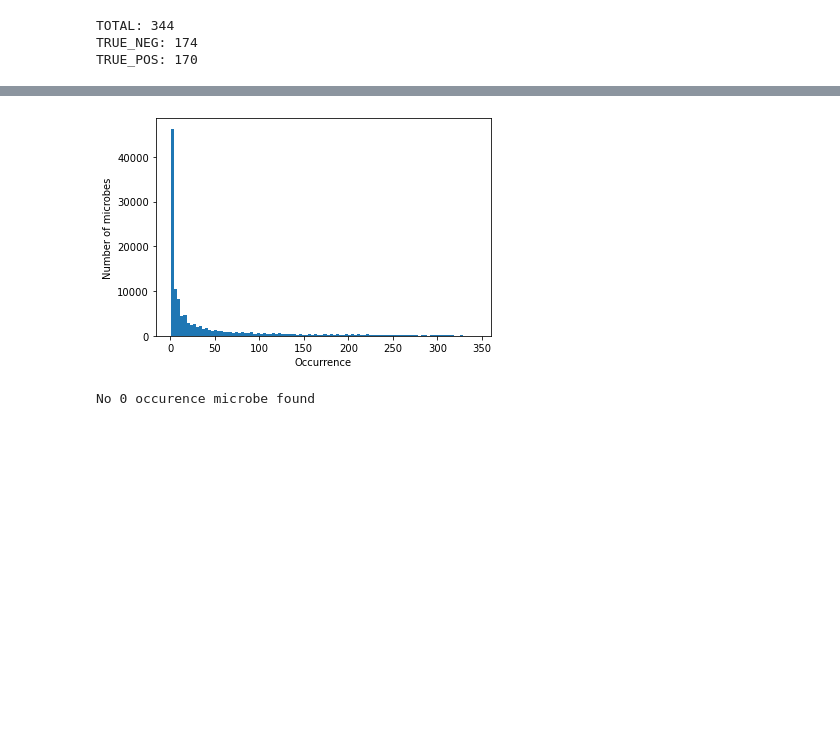
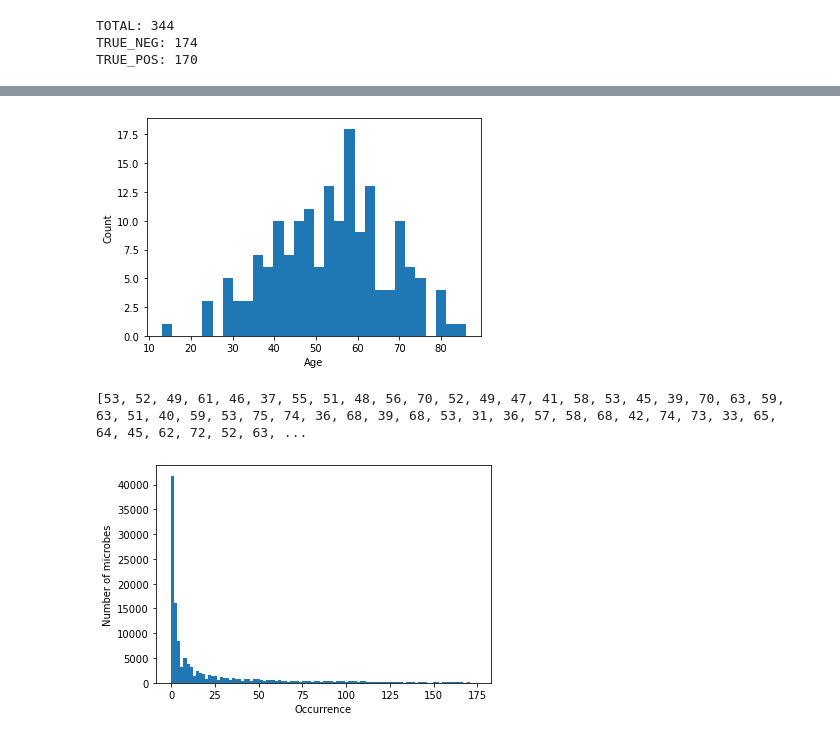
Before and after one commit to mangoflavoured/mangoflavoured.github.io, a Jupyter notebook: mmgraph_test.ipynb, the cells around one changed output, grey strips where cells are left out. Cells and saved outputs as stored; diff of their text form; code cells hidden in the pictures; blank space fills up the shorter version.

Commit message:
t2d pos/neg exclusive microbe analysis

```diff
--- a/mmgraph_test.ipynb
+++ b/mmgraph_test.ipynb
@@ -117,15 +124,20 @@ mean age:47.526162790697676
+# %%
+plt.hist(disease_age, 30)
+plt.xlabel("Age")
+plt.ylabel("Count")
+plt.show()
+# %% [output]
+[figure, added]
+# %%
+print(disease_age)
+# %% [output]
+[53, 52, 49, 61, 46, 37, 55, 51, 48, 56, 70, 52, 49, 47, 41, 58, 53, 45, 39, 70, 63, 59, 63, 51, 40, 59, 53, 75, 74, 36, 68, 39, 68, 53, 31, 36, 57, 58, 68, 42, 74, 73, 33, 65, 64, 45, 62, 72, 52, 63, ...
 # %%
 #bacteria abundance distribution
-bacteria_count = np.count_nonzero(t2d_matrix, axis=0)
+bacteria_count = np.count_nonzero(t2d_false_matrix, axis=0)
 plt.hist(bacteria_count, 100)
 plt.xlabel("Occurrence")
 plt.ylabel("Number of microbes")
 plt.show()
-
-#checking number of bacterias with 0 occurences
-if 0 in list(np.unique(bacteria_count)):
-    print("0 occurence microbe found")
-else: print("No 0 occurence microbe found")
 # %% [output]
-[figure, old version]
+[figure, new version]
-No 0 occurence microbe found
```
Also changed, not shown: parts of 11 cells of this notebook.
